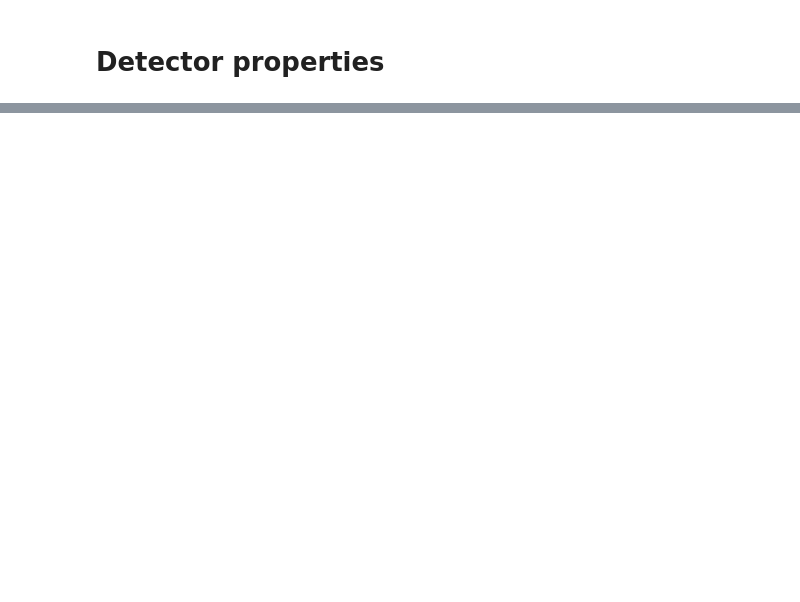
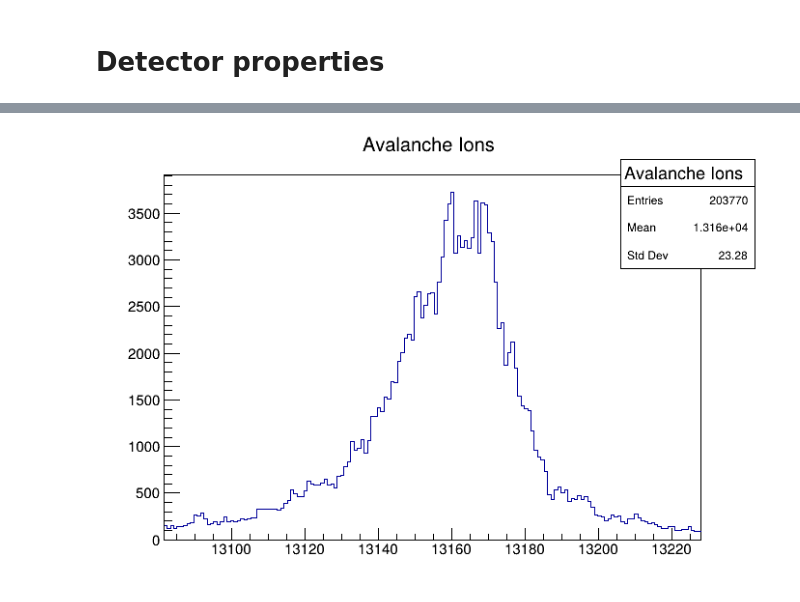
Before and after one commit to gabrielribcesario/MultiwireProportionalChamber, a Jupyter notebook: Python/SimulationAnalysis.ipynb, the cells around one changed output, grey strips where cells are left out. Saved outputs shown, nothing was run; the diff lists cells and outputs as text; code cells hidden in the pictures; blank space fills up the shorter version.

```diff
--- a/Python/SimulationAnalysis.ipynb
+++ b/Python/SimulationAnalysis.ipynb
@@ -108,17 +146,15 @@ nEleCanvas.Draw()
 # %%
 ionArr = driftDataframe.AsNumpy(["SizeIons"])["SizeIons"]
 
-ionQuantiles = np.quantile(ionArr, [0.25, 0.75])
-ionIQR = ionQuantiles[1] - ionQuantiles[0]
-
-bin_edges = np.histogram_bin_edges(ionArr, bins="fd", range=(ionQuantiles[0] - 1.5 * ionIQR, ionQuantiles[1] + 1.5 * ionIQR))
+range_ = get_range(ionArr, iqr=use_iqr)
+bin_edges = np.histogram_bin_edges(ionArr, bins="fd", range=range_)
 n_bins = bin_edges.size - 1
 
 nIonHist = driftDataframe.Histo1D(("Avalanche Ions", "Avalanche Ions", n_bins, bin_edges), "SizeIons")
-
-nIonHist.Fit("gaus", "ME")
 
 nIonCanvas = ROOT.TCanvas()
 
 nIonHist.Draw()
 nIonCanvas.Draw()
+# %% [output]
+[figure, added]
```
Also changed, not shown: parts of 15 cells of this notebook, 21 other files.
